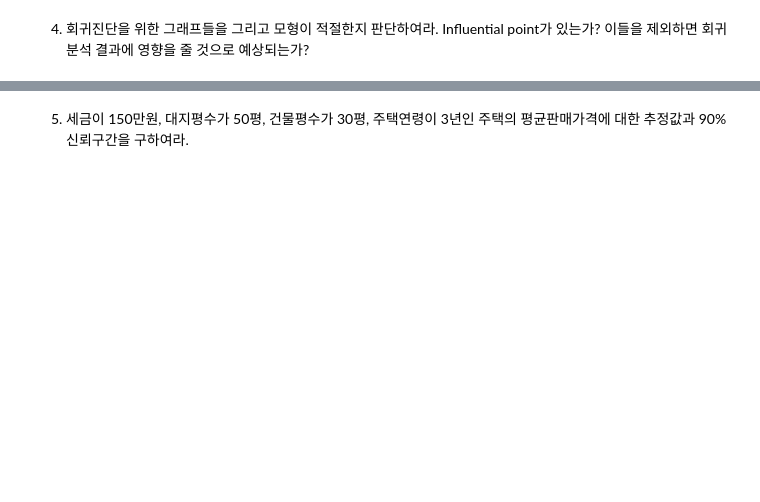
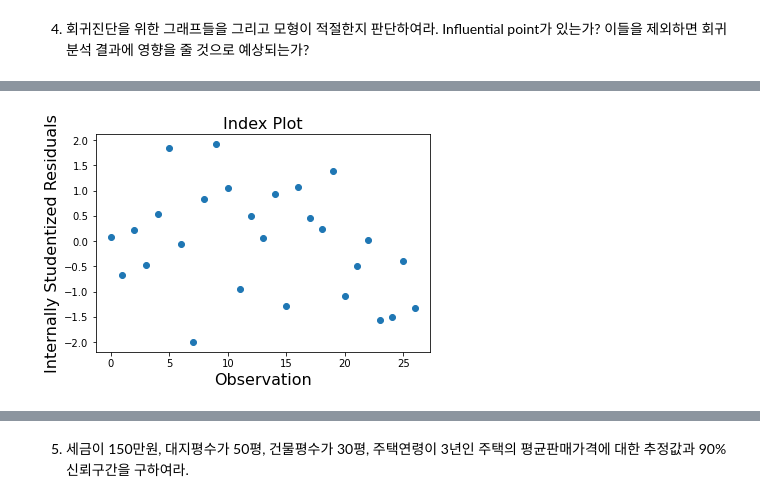
Before and after one commit to luckyspia/TIL, a Jupyter notebook: Statisic_Analysis/02.Multiple_Linear_Regression.ipynb, the cells around one changed output, grey strips where cells are left out. Saved outputs shown, nothing was run; the diff lists cells and outputs as text; code cells hidden in the pictures; blank space fills up the shorter version.

```diff
--- a/Statisic_Analysis/02.Multiple_Linear_Regression.ipynb
+++ b/Statisic_Analysis/02.Multiple_Linear_Regression.ipynb
@@ -248,0 +314,8 @@ VIF of Limit : 160.59287978597942
+# %%
+# 스튜던트화 잔차 = 이상치 확인
+
+inf = OLSInfluence(model)
+inf.plot_index('resid', threshold=3)
+plt.show() # 3보다 큰게 없으므로 residual이 크지 않음을 판단 가능
+# %% [output]
+[figure, added]
```
Also changed, not shown: parts of 18 cells of this notebook.
